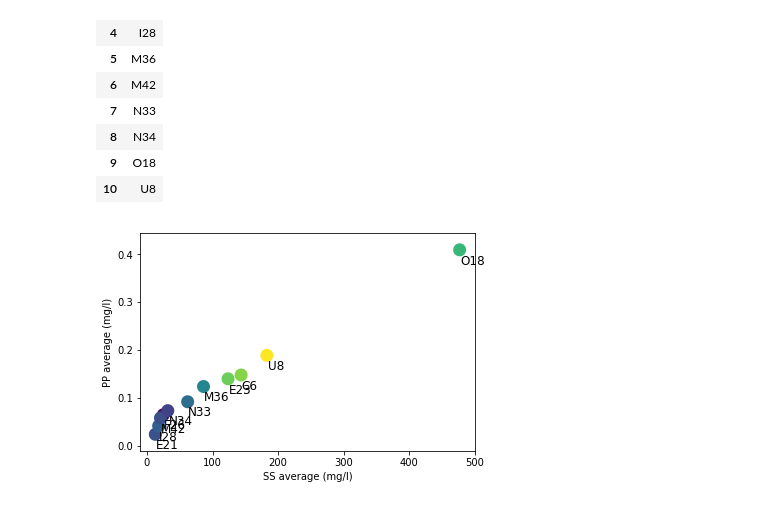
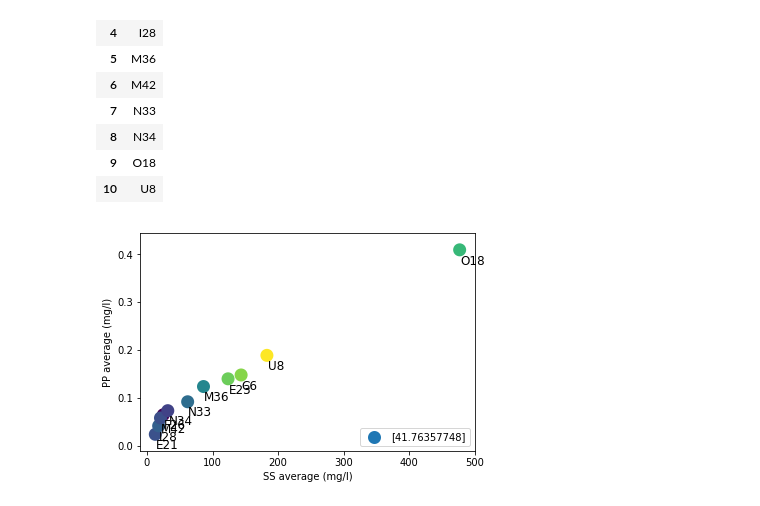
Before and after one commit to SaraSandstrom/pythoncourse, a Jupyter notebook: pcatest.ipynb, the cells around one changed output. Drawn from its saved outputs; the diff is of its cells as text; code cells hidden in the pictures.

Commit message:
Tried different ways to add legend, can only get one legend to show. Moving on to PCA for a while

```diff
--- a/pcatest.ipynb
+++ b/pcatest.ipynb
@@ -80,16 +80,17 @@ ID
 # %%
 #create a bubbleplot instead
 #set clay as colors of the bubbles (c=Clay), and increase size of bubbles with linewidth
 import matplotlib.colors
 plt.scatter(SS,PP, c=Clay, linewidth=7)
 
 #label each point according to which catchment it represents
 for i,area in enumerate(ID.values):
     x = SS[i]
     y = PP[i]
     plt.text(x+1.0, y-0.03, area[0], fontsize=12)
 plt.xlabel("SS average (mg/l)")
 plt.ylabel("PP average (mg/l)")
+plt.legend(Clay, loc=4)
 plt.show()
 # %% [output]
-[figure, old version]
+[figure, new version]
```
